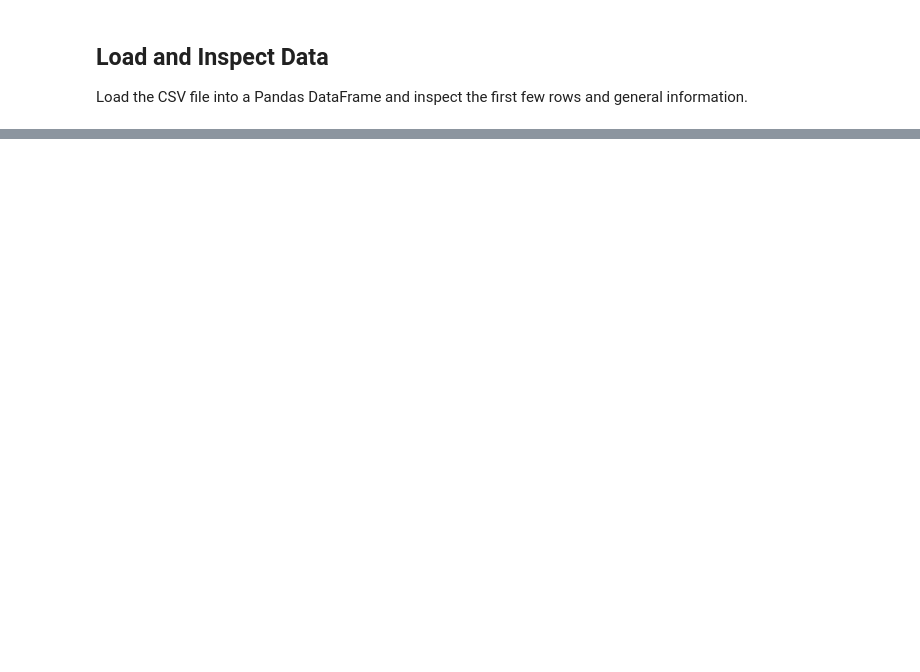
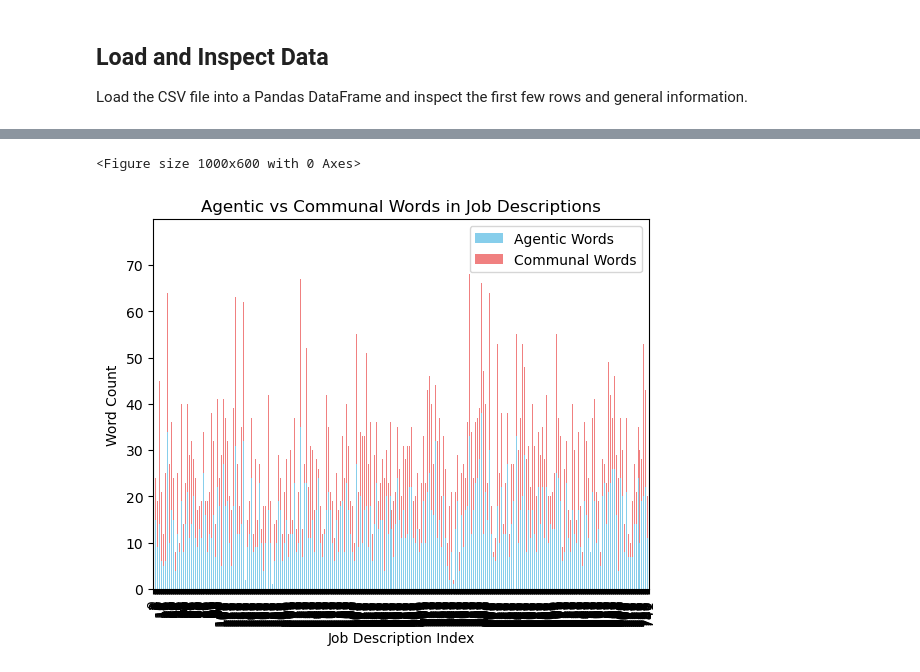
Before and after one commit to AnalysisKris/Finley_Capstone, a Jupyter notebook: data_cleaning.ipynb, the cells around one changed output, grey strips where cells are left out. Saved outputs shown, nothing was run; the diff lists cells and outputs as text; code cells hidden in the pictures; blank space fills up the shorter version.

```diff
--- a/data_cleaning.ipynb
+++ b/data_cleaning.ipynb
@@ -219,0 +105,4 @@ print(df.info())
+# %%
+# Extract the state from the "Headquarters" columns
+df['headquarters_state'] = df['Headquarters'].apply(lambda x: x.split(', ')[-1] if pd.notnull(x) else '')
+print(df.head(3))
@@ -219,0 +129,32 @@ print(df.info())
+# %%
+agentic_words = [
+    'advanced','active', 'actionable', 'agile', 'algorithmic', 'analytic', 'ambassador','ambition',
+    'ambitious', 'appropriate', 'asserting', 'assertive', 'assertiveness', 'authority',
+    'autonomous', 'big', 'bold', 'builder', 'challenger', 'collective', 'competitive',
+    'computational', 'confident', 'courageous', 'critical', 'decisive', 'disciplined', 'dominance',
+    'dominant', 'driven', 'driving', 'dynamic', 'efficient', 'equal', 'essential', 'excellent',
+    'exciting', 'executive', 'expert','expertise','exploratory', 'extensive','external', 'flexible', 'fundamental',
+    'global', 'goal-oriented', 'great', 'high', 'high-achieving', 'ideal', 'immerse',
+    'impactful', 'important', 'independence', 'innovative', 'interdisciplinary',
+    'internal', 'interpersonal', 'keen', 'leader','leadership', 'local', 'managerial',
+    'mastery', 'motivated', 'must have experience','physical',
+    'problem-solving', 'productive', 'proficient', 'proactive', 'purposeful',
+    'quantitative', 'reasonable', 'required', 'reimagine','resilient', 'resourceful', 'result-oriented',
+    'rewarding', 'rigorous', 'risk-taking', 'rule', 'scientific', 'self-assured',
+    'self-confident', 'self-reliant', 'self-starter', 'should have experience',
+    'strategic', 'strong', 'structured', 'talented',
+    'tenacious', 'travel','unstructured', 'unique', 'vigor', 'visionary'
+]
+
+communal_words = [
+    'affable', 'agreeable', 'altruism', 'amicable', 'approachable', 'benevolent',
+    'caring', 'charitable', 'charming', 'collaborate', 'collaborative', 'community',
+    'community-oriented', 'compassionate', 'considerate', 'cohesive', 'cooperative',
+    'cordial', 'cross-functional','cultivate', 'culture', 'dedicated', 'diverse', 'diversity', 'emotional intelligence',
+    'empathic', 'empathy', 'ethical','family', 'forgiving', 'forward thinking', 'friendly', 'generous', 'gentle', 'gracious',
+    'helpful', 'helping', 'home', 'humane', 'inclusive', 'kind', 'kind-hearted', 'likable', 'resolve issues',
+    'loyal', 'mentor', 'neighborly', 'nurturing', 'our','partner', 'patient', 'personable', 'promote','reliable',
+    'responsive', 'share', 'sociable', 'support', 'supporting', 'supportive',
+    'sympathetic', 'sympathizing', 'team', 'teamwork', 'thoughtful', 'tolerant',
+    'trustworthy', 'understanding', 'warm'
+]
@@ -219,0 +229,12 @@ print(df.info())
+# %%
+# Plot the counts
+plt.figure(figsize=(10, 6))
+df[['Agentic_Count', 'Communal_Count']].plot(kind='bar', stacked=True, color=['skyblue', 'lightcoral'])
+plt.title('Agentic vs Communal Words in Job Descriptions')
+plt.xlabel('Job Description Index')
+plt.ylabel('Word Count')
+plt.legend(['Agentic Words', 'Communal Words'])
+plt.show()
+# %% [output]
+<Figure size 1000x600 with 0 Axes>
+[figure, added]
```
Also changed, not shown: parts of 41 cells of this notebook, 52 other files.
